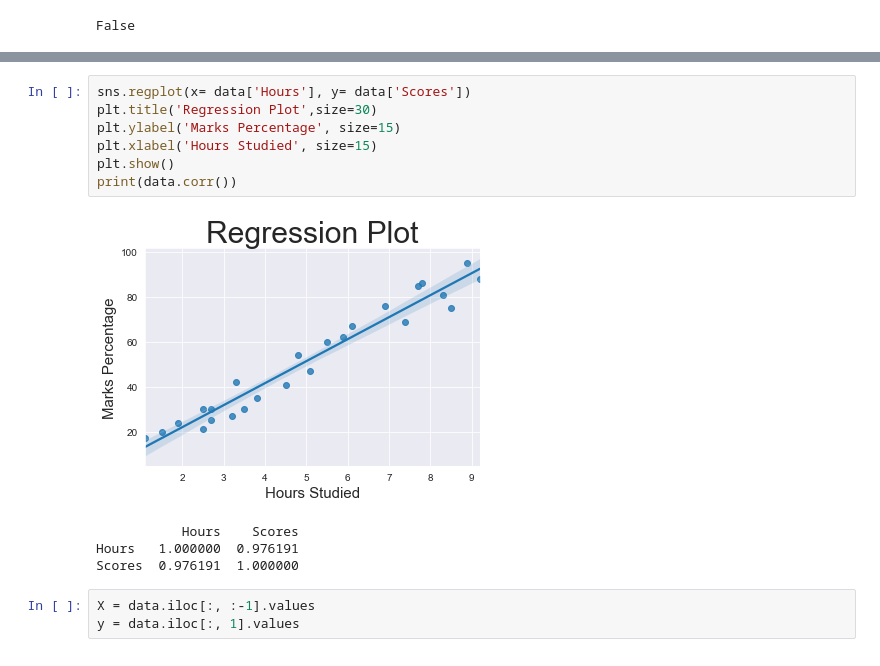
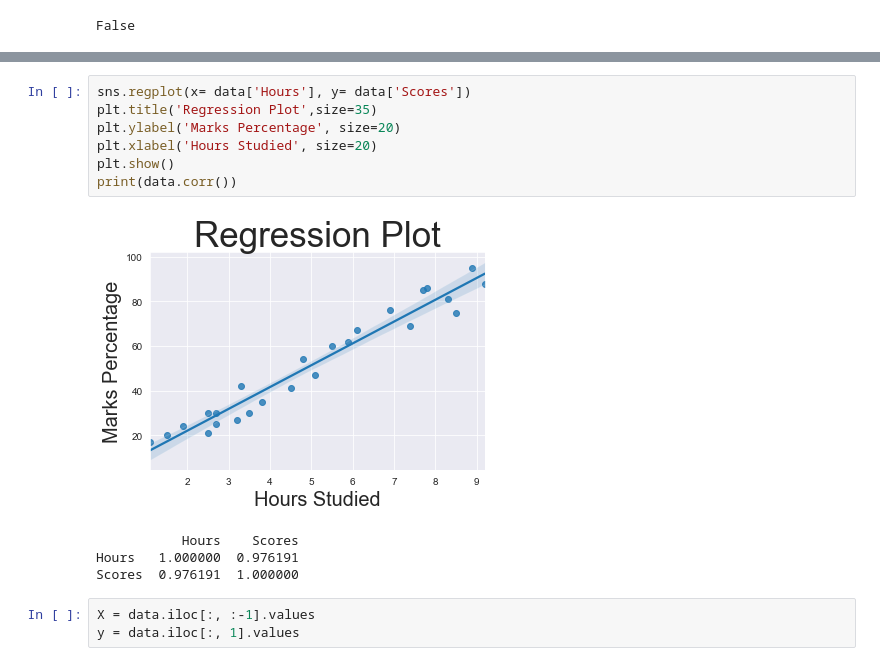
Before and after one commit to Jugal-Prajapati-2505/Internship_Spark, a Jupyter notebook: spark_task1.ipynb, the cells around one changed output, grey strips where cells are left out. Saved outputs shown, nothing was run; the diff lists cells and outputs as text.

```diff
--- a/spark_task1.ipynb
+++ b/spark_task1.ipynb
@@ -30,12 +33,12 @@ plt.show()
 # %%
 sns.regplot(x= data['Hours'], y= data['Scores'])
-plt.title('Regression Plot',size=30)
-plt.ylabel('Marks Percentage', size=15)
-plt.xlabel('Hours Studied', size=15)
+plt.title('Regression Plot',size=35)
+plt.ylabel('Marks Percentage', size=20)
+plt.xlabel('Hours Studied', size=20)
 plt.show()
 print(data.corr())
 # %% [output]
-[figure, old version]
+[figure, new version]
            Hours    Scores
 Hours   1.000000  0.976191
 Scores  0.976191  1.000000
```
Also changed, not shown: parts of 3 cells of this notebook.
